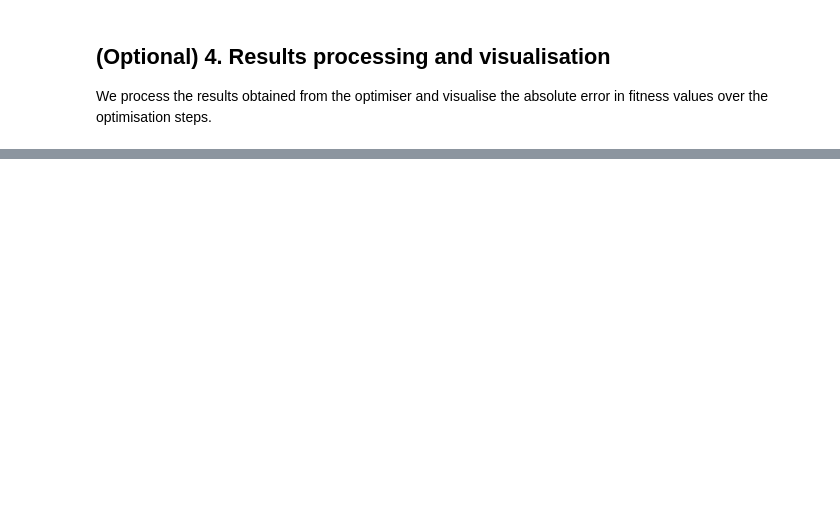
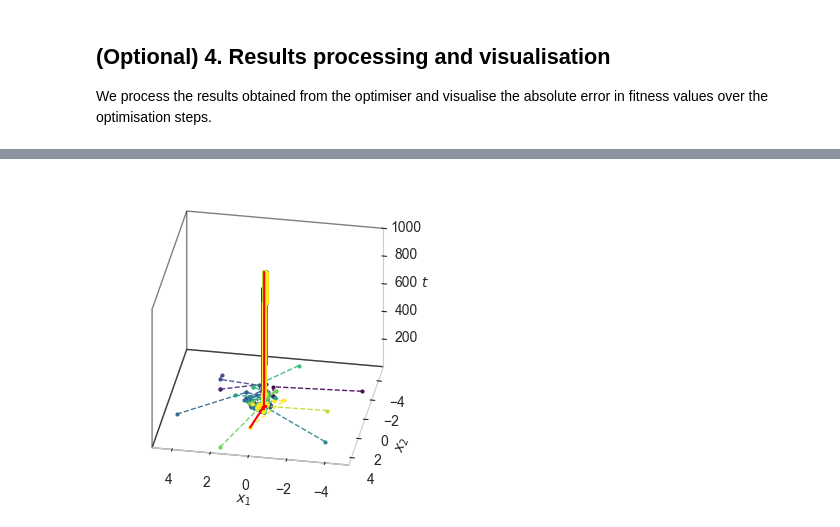
Before and after one commit to neuroptimiser/neuroptimiser, a Jupyter notebook: docs/source/examples/Example0.ipynb, the cells around one changed output, grey strips where cells are left out. Saved outputs shown, nothing was run; the diff lists cells and outputs as text; code cells hidden in the pictures; blank space fills up the shorter version.

```diff
--- a/docs/source/examples/Example0.ipynb
+++ b/docs/source/examples/Example0.ipynb
@@ -120,0 +125,46 @@ fig.tight_layout()
+# %%
+fig = plt.figure(figsize=(width/2, width/2))
+ax = fig.add_subplot(111, projection='3d')
+ax.set_proj_type('ortho')
+
+cmap = plt.get_cmap('viridis', num_agents)
+color = cmap(np.linspace(0, 1, num_agents))
+
+steps = np.arange(optimiser._num_iterations) + 1
+
+for agent, c in enumerate(color):
+    ax.plot3D(positions[:, agent, 0], positions[:, agent, 1], steps,
+              "--o", color=c, alpha=0.9, markersize=2, linewidth=1,
+              label=f"Agent {agent}")
+
+ax.plot3D(best_position[:, 0], best_position[:, 1], steps,
+          "-", color="red", markersize=2,  linewidth=1.5,
+          label="Best position")
+
+for axis in [ax.xaxis, ax.yaxis, ax.zaxis]:
+    axis.pane.set_edgecolor('black')
+    axis.pane.set_linewidth(1.0)
+
+# ax.viewfig, _init(elev=35, azim=135)
+ax.view_init(elev=30, azim=100)
+# ax.legend()
+ax.set_xlabel(r"$x_1$", labelpad=1)
+ax.set_ylabel(r"$x_2$", labelpad=1)
+ax.set_zlabel(r"$t$", labelpad=0)
+ax.set_box_aspect([1, 1, 0.8])
+
+ax.set_zlim(1, num_steps)
+
+ax.grid(False)
+ax.xaxis.pane.fill = False
+ax.yaxis.pane.fill = False
+ax.zaxis.pane.fill = False
+
+ax.patch.set_alpha(0)
+fig.subplots_adjust(left=0.1, right=0.95, top=0.95, bottom=0.1)
+
+ax.patch.set_alpha(0)
+fig.tight_layout()
+plt.show()
+# %% [output]
+[figure, added]
```
Also changed, not shown: parts of 6 cells of this notebook, 7 other files.
